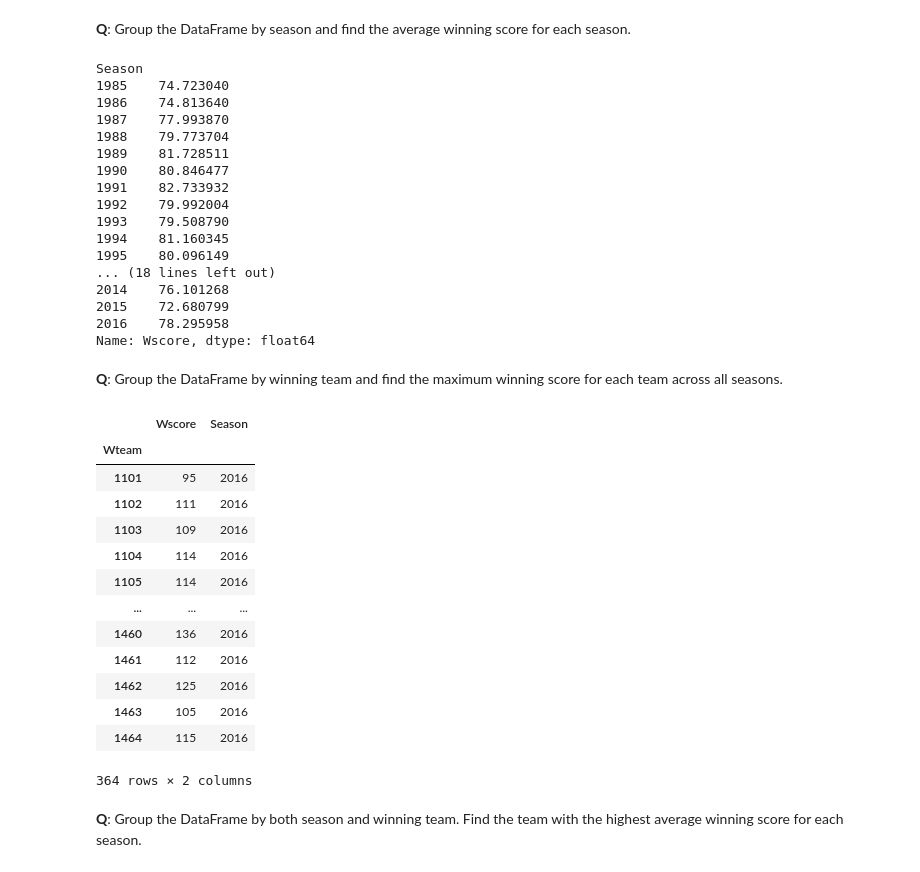
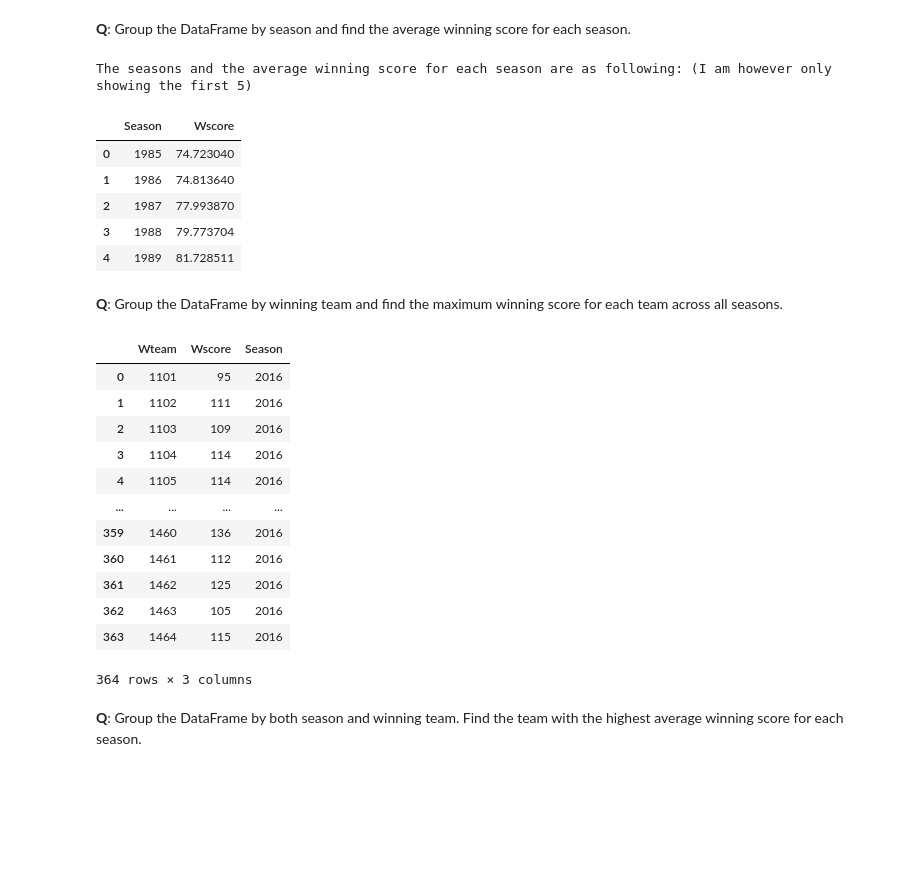
Before and after one commit to fred248h/62444-DVA, a Jupyter notebook: YaseminKeskins204593/Assignments/3_pd_s204593.ipynb, the cells around one changed output. Saved outputs shown, nothing was run; the diff lists cells and outputs as text; code cells hidden in the pictures; blank space fills up the shorter version.

```diff
--- a/YaseminKeskins204593/Assignments/3_pd_s204593.ipynb
+++ b/YaseminKeskins204593/Assignments/3_pd_s204593.ipynb
@@ -486,46 +495,35 @@ df.values[0][0]
 **Q**: Group the DataFrame by season and find the average winning score for each season.
 # %%
 # Write your code here
-
-df.groupby('Season')['Wscore'].mean()
+print('The seasons and the average winning score for each season are as following: (I am however only showing the first 5)')
+df.groupby('Season')['Wscore'].mean().head().reset_index()
 # %% [output]
-Season
-1985    74.723040
-1986    74.813640
-1987    77.993870
-1988    79.773704
-1989    81.728511
-1990    80.846477
-1991    82.733932
-1992    79.992004
-1993    79.508790
-1994    81.160345
-1995    80.096149
-... (18 lines left out)
-2014    76.101268
-2015    72.680799
-2016    78.295958
-Name: Wscore, dtype: float64
+The seasons and the average winning score for each season are as following: (I am however only showing the first 5)
+|  | Season | Wscore |
+| 0 | 1985 | 74.723040 |
+| 1 | 1986 | 74.813640 |
+| 2 | 1987 | 77.993870 |
+| 3 | 1988 | 79.773704 |
+| 4 | 1989 | 81.728511 |
 # %% [markdown]
 **Q**: Group the DataFrame by winning team and find the maximum winning score for each team across all seasons.
 # %%
 # Write your code here
-df.groupby(['Wteam'])['Wscore', 'Season'].max()
+df.groupby('Wteam')[['Wscore', 'Season']].max().reset_index()
 # %% [output]
-|  | Wscore | Season |
-| Wteam |  |  |
-| 1101 | 95 | 2016 |
-| 1102 | 111 | 2016 |
-| 1103 | 109 | 2016 |
-| 1104 | 114 | 2016 |
-| 1105 | 114 | 2016 |
-| ... | ... | ... |
-| 1460 | 136 | 2016 |
-| 1461 | 112 | 2016 |
-| 1462 | 125 | 2016 |
-| 1463 | 105 | 2016 |
-| 1464 | 115 | 2016 |
+|  | Wteam | Wscore | Season |
+| 0 | 1101 | 95 | 2016 |
+| 1 | 1102 | 111 | 2016 |
+| 2 | 1103 | 109 | 2016 |
+| 3 | 1104 | 114 | 2016 |
+| 4 | 1105 | 114 | 2016 |
+| ... | ... | ... | ... |
+| 359 | 1460 | 136 | 2016 |
+| 360 | 1461 | 112 | 2016 |
+| 361 | 1462 | 125 | 2016 |
+| 362 | 1463 | 105 | 2016 |
+| 363 | 1464 | 115 | 2016 |
-364 rows × 2 columns
+364 rows × 3 columns
 # %% [markdown]
 **Q**: Group the DataFrame by both season and winning team. Find the team with the highest average winning score for each season.
 # %%
```
Also changed, not shown: parts of 15 cells of this notebook.
